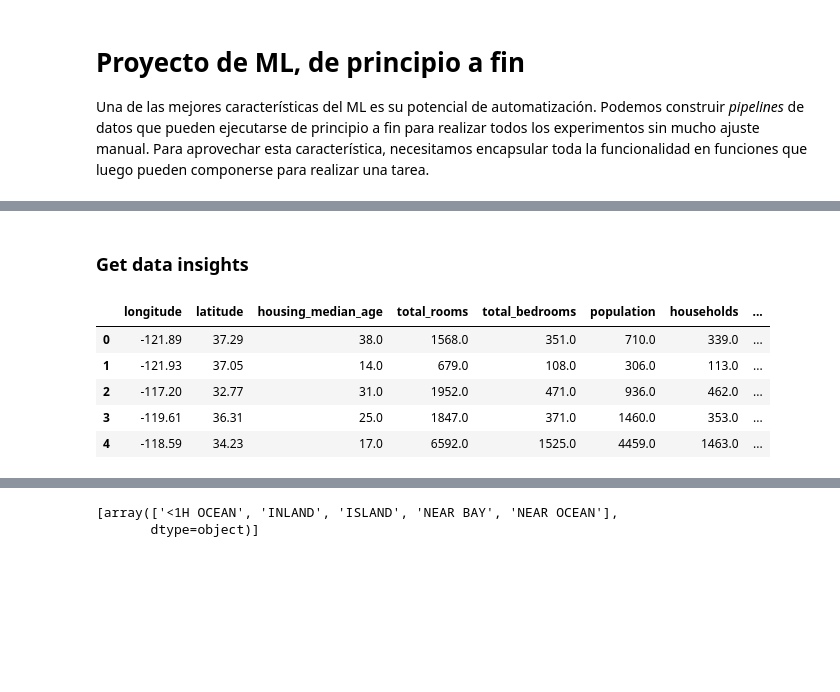
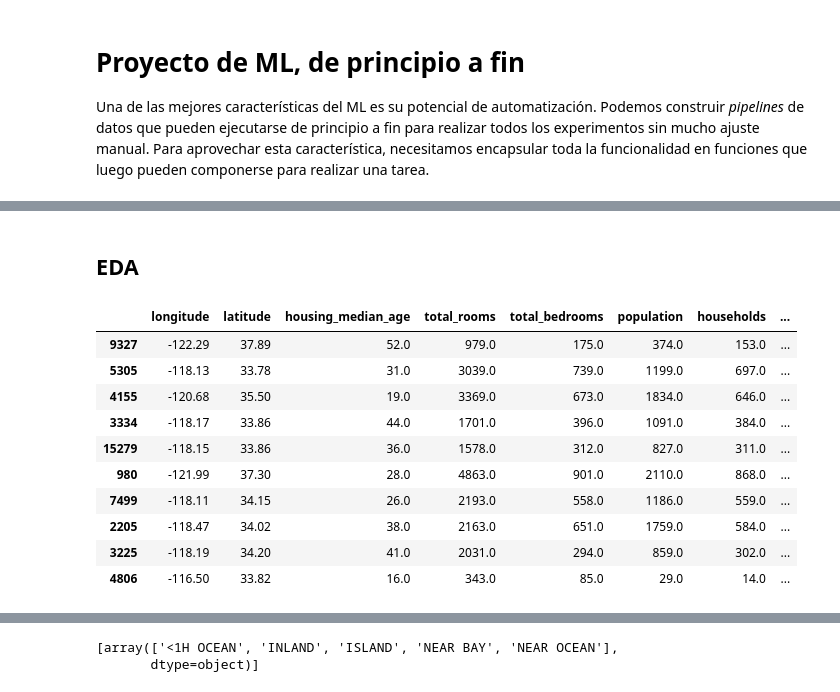
Before and after one commit to juansensio/elcursodeia-code, a Jupyter notebook: ml/02_proyecto_ml.ipynb, the cells around one changed output, grey strips where cells are left out. Saved outputs shown, nothing was run; the diff lists cells and outputs as text; code cells hidden in the pictures; blank space fills up the shorter version.

```diff
--- a/ml/02_proyecto_ml.ipynb
+++ b/ml/02_proyecto_ml.ipynb
@@ -147,5 +108,5 @@ See the caveats in the documentation: https://pandas.pydata.org/pandas-docs/stab
 # %%
 train.to_csv('housing_train.csv', index=False)
 test.to_csv('housing_test.csv', index=False)
-# %% [markdown]
-### Get data insights
+# %% [markdown]
+## EDA
@@ -152,10 +123,15 @@ test.to_csv('housing_test.csv', index=False)
 # %%
-data = pd.read_csv('housing_train.csv')
-data.head()
+data = loadData('housing_train.csv')
+data.sample(10)
 # %% [output]
 |  | longitude | latitude | housing_median_age | total_rooms | total_bedrooms | population | households | ... |
-| 0 | -121.89 | 37.29 | 38.0 | 1568.0 | 351.0 | 710.0 | 339.0 | ... |
-| 1 | -121.93 | 37.05 | 14.0 | 679.0 | 108.0 | 306.0 | 113.0 | ... |
-| 2 | -117.20 | 32.77 | 31.0 | 1952.0 | 471.0 | 936.0 | 462.0 | ... |
-| 3 | -119.61 | 36.31 | 25.0 | 1847.0 | 371.0 | 1460.0 | 353.0 | ... |
-| 4 | -118.59 | 34.23 | 17.0 | 6592.0 | 1525.0 | 4459.0 | 1463.0 | ... |
+| 9327 | -122.29 | 37.89 | 52.0 | 979.0 | 175.0 | 374.0 | 153.0 | ... |
+| 5305 | -118.13 | 33.78 | 31.0 | 3039.0 | 739.0 | 1199.0 | 697.0 | ... |
+| 4155 | -120.68 | 35.50 | 19.0 | 3369.0 | 673.0 | 1834.0 | 646.0 | ... |
+| 3334 | -118.17 | 33.86 | 44.0 | 1701.0 | 396.0 | 1091.0 | 384.0 | ... |
+| 15279 | -118.15 | 33.86 | 36.0 | 1578.0 | 312.0 | 827.0 | 311.0 | ... |
+| 980 | -121.99 | 37.30 | 28.0 | 4863.0 | 901.0 | 2110.0 | 868.0 | ... |
+| 7499 | -118.11 | 34.15 | 26.0 | 2193.0 | 558.0 | 1186.0 | 559.0 | ... |
+| 2205 | -118.47 | 34.02 | 38.0 | 2163.0 | 651.0 | 1759.0 | 584.0 | ... |
+| 3225 | -118.19 | 34.20 | 41.0 | 2031.0 | 294.0 | 859.0 | 302.0 | ... |
+| 4806 | -116.50 | 33.82 | 16.0 | 343.0 | 85.0 | 29.0 | 14.0 | ... |
```
Also changed, not shown: parts of 79 cells of this notebook, 2 other files.
